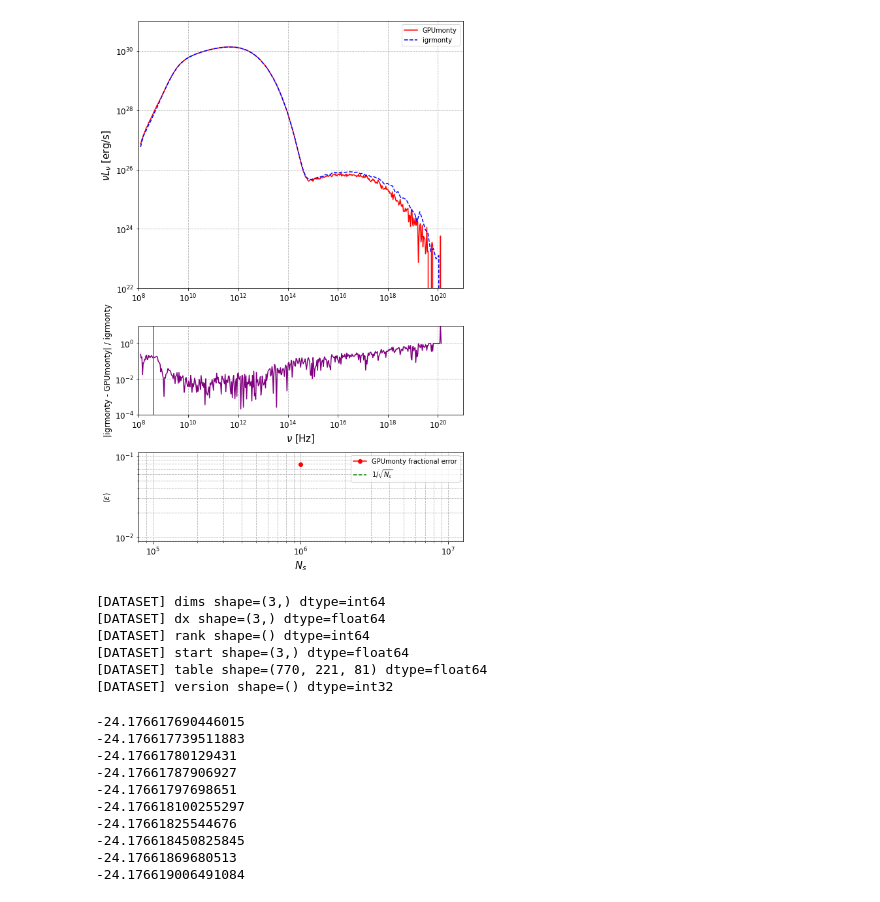
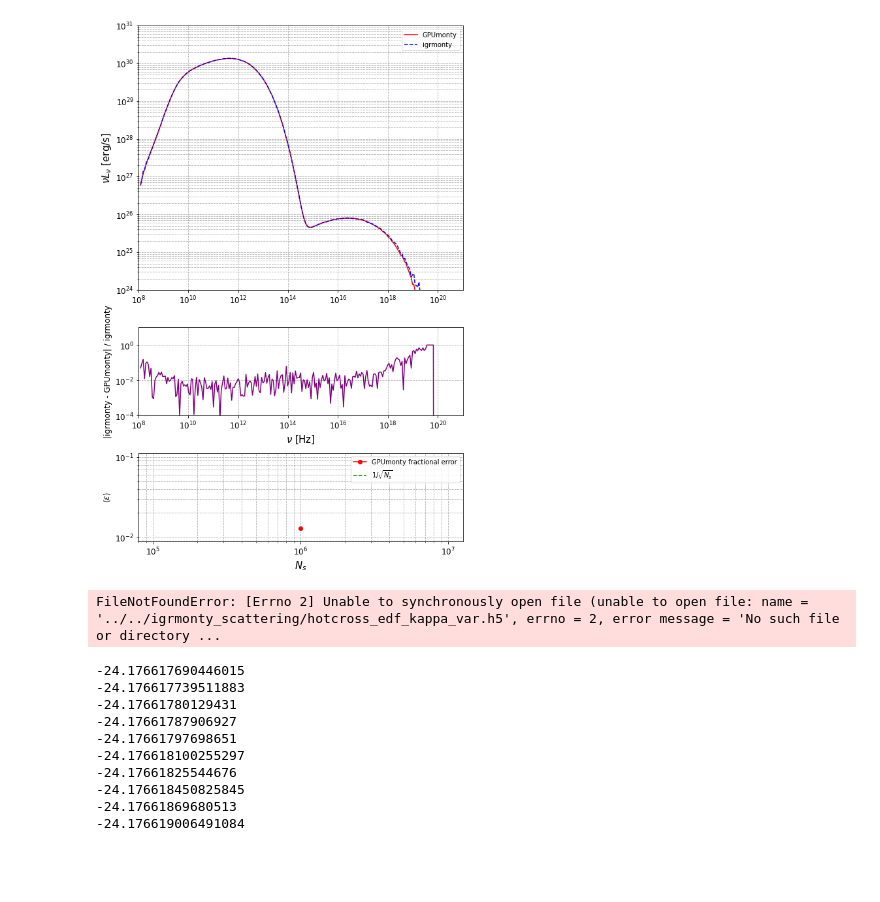
Before and after one commit to black-hole-group/gpumonty, a Jupyter notebook: python/GRMHD_comparison.ipynb, the cells around one changed output. Cells and saved outputs as stored; diff of their text form; code cells hidden in the pictures; blank space fills up the shorter version.

Commit message:
Working version of GRMHD comparison with iharm

```diff
--- a/python/GRMHD_comparison.ipynb
+++ b/python/GRMHD_comparison.ipynb
@@ -61,7 +61,7 @@ HPL = 6.6260693e-27
 THETAE_MIN = 0.3
 
 # Open the HDF5 file
-with h5py.File('../../igrmonty/spectrum.h5', 'r') as f:
+with h5py.File('../../igrmonty_scattering/spectrum_800.h5', 'r') as f:
 #with h5py.File('../../igrmonty/spectrum.h5', 'r') as f:
     # Access the 'output' group
     output_group = f['output']
@@ -71,7 +71,7 @@ with h5py.File('../../igrmonty/spectrum.h5', 'r') as f:
     nuLnu_igr = output_group['nuLnu'][:] * LSUN
     dOmega_igr = output_group['dOmega'][:]
 
-with h5py.File('../../igrmonty/spectrum_1e6.h5', 'r') as f:
+with h5py.File('../../igrmonty_scattering/spectrum_1e6.h5', 'r') as f:
 #with h5py.File('../../igrmonty/spectrum.h5', 'r') as f:
     # Access the 'output' group
     output_group = f['output']
@@ -92,8 +92,8 @@ nuLnu_avg_igrmonty = (nuLnu_igr.sum(0) * dOmega_igr / (4 * np.pi)).sum(1)
 nuLnu_avg_igrmonty_bef = (nuLnu_igr_bef.sum(0) * dOmega_igr_bef / (4 * np.pi)).sum(1)
 
 # --- Frequency range for masking (optional, for fractional error calculation) ---
-numin = 1e9
-numax = 1e18
+numin = 1e8
+numax = 1e16
 mask = (nu >= numin) & (nu <= numax)
 nu_masked = nu[mask]
 
@@ -105,13 +105,13 @@ gs = fig.add_gridspec(3, 1, height_ratios=[3, 1, 1])
 ax1 = fig.add_subplot(gs[0, 0])
 ax1.plot(nu, nuLnu_avg, linestyle='-', color='red', label='GPUmonty')
 ax1.plot(nu_igr, nuLnu_avg_igrmonty, linestyle='--', color='blue', label='igrmonty')
-#ax1.plot(nu_igr_bef, nuLnu_avg_igrmonty_bef, linestyle='-', color='purple', label='igrmonty')
+#ax1.plot(nu_igr_bef, nuLnu_avg_igrmonty_bef, linestyle='--', color='purple', label='igrmonty')
 
 ax1.set_xscale('log')
 ax1.set_yscale('log')
 ax1.set_ylabel(r"$\nu L_\nu$ [erg/s]", fontsize=15)
 ax1.set_xlim(1e8, 1e21)
-ax1.set_ylim(1e22, 1e31)
+ax1.set_ylim(1e24, 1e31)
 ax1.grid(True, which="both", ls="--")
 ax1.legend()
 ax1.tick_params(axis='both', which='major', labelsize=12)
@@ -120,6 +120,7 @@ ax1.tick_params(axis='both', which='major', labelsize=12)
 ax2 = fig.add_subplot(gs[1, 0], sharex=ax1)
 y_igr_interp = np.interp(nu, nu_igr, nuLnu_avg_igrmonty)
 diff = np.abs(nuLnu_avg - y_igr_interp) / y_igr_interp
+diff = np.nan_to_num(diff, nan=1e-40, posinf=1e-40, neginf=1e-40)
 ax2.plot(nu, diff, color='purple')
 ax2.axhline(0, color='gray', linestyle='--')
 ax2.set_xscale('log')
@@ -129,7 +130,7 @@ ax2.set_ylabel("|igrmonty - GPUmonty| / igrmonty", fontsize=12)
 ax2.set_ylim(1e-4, 1e1)
 ax2.grid(True, which="both", ls="--")
 ax2.tick_params(axis='both', which='major', labelsize=12)
-ax2.axvline(4e8)
+#ax2.axvline(4e8)
 # --- Panel 3: fractional error vs Ns (example with multiple N_s datasets) ---
 ax3 = fig.add_subplot(gs[2, 0])
 Ns_array = np.array([1e6])
@@ -137,34 +138,35 @@ y_list = [nuLnu]  # your simulation outputs
 epsilon_avg_list = []
 
 for y_sim in y_list:
     y_simdata = (y_sim * domega_array[:, None] / (4 * np.pi)).sum(0)
     y_igr_interp = np.interp(nu, nu_igr, nuLnu_avg_igrmonty)
     y_sim_masked = y_simdata[mask]
     y_igr_masked = y_igr_interp[mask]
     frac_error = np.abs(y_sim_masked - y_igr_masked) / y_igr_masked
+    frac_error = np.nan_to_num(frac_error, nan=1e-40, posinf=1e-40, neginf=1e-40)
     dlnnu = np.log(nu_masked[1:] / nu_masked[:-1])
     epsilon_avg = np.sum(frac_error[1:] * dlnnu) / np.log(numax/numin)
     epsilon_avg_list.append(epsilon_avg)
 
 epsilon_avg_list = np.array(epsilon_avg_list)
 
 # Plot fractional error vs Ns
 ax3.plot(Ns_array, epsilon_avg_list, 'o-', color='red', label='GPUmonty fractional error')
 ax3.plot(Ns_array, epsilon_avg_list[0]*(Ns_array[0]/Ns_array)**0.5, '--', color='green', label=r'1/$\sqrt{N_s}$')
 
 ax3.set_xscale('log')
 ax3.set_yscale('log')
 ax3.set_xlabel(r"$N_s$", fontsize=15)
 ax3.set_ylabel(r"$\langle \epsilon \rangle$", fontsize=12)
 ax3.grid(True, which="both", ls="--")
 ax3.legend()
 ax3.tick_params(axis='both', which='major', labelsize=12)
 
 plt.tight_layout()
 #plt.savefig("spectra_comparison_full.png", dpi=300)
 plt.show()
 # %% [output]
-[figure, old version]
+[figure, new version]
 # %%
 import h5py
 
@@ -174,15 +176,10 @@ def print_h5_structure(name, obj):
     elif isinstance(obj, h5py.Dataset):
         print(f"[DATASET] {name} shape={obj.shape} dtype={obj.dtype}")
 
-with h5py.File("../../igrmonty/hotcross_edf_kappa_var.h5", "r") as f:
+with h5py.File("../../igrmonty_scattering/", "r") as f:
     f.visititems(print_h5_structure)
 # %% [output]
-[DATASET] dims shape=(3,) dtype=int64
-[DATASET] dx shape=(3,) dtype=float64
-[DATASET] rank shape=() dtype=int64
-[DATASET] start shape=(3,) dtype=float64
-[DATASET] table shape=(770, 221, 81) dtype=float64
-[DATASET] version shape=() dtype=int32
+FileNotFoundError: [Errno 2] Unable to synchronously open file (unable to open file: name = '../../igrmonty_scattering/hotcross_edf_kappa_var.h5', errno = 2, error message = 'No such file or directory ...
 # %%
 with h5py.File("../../igrmonty/hotcross_edf_kappa_var.h5", "r") as f:
     data = f["table"][:]   # 3D array (770, 221, 81)
```
Also changed, not shown: 13 other files.
